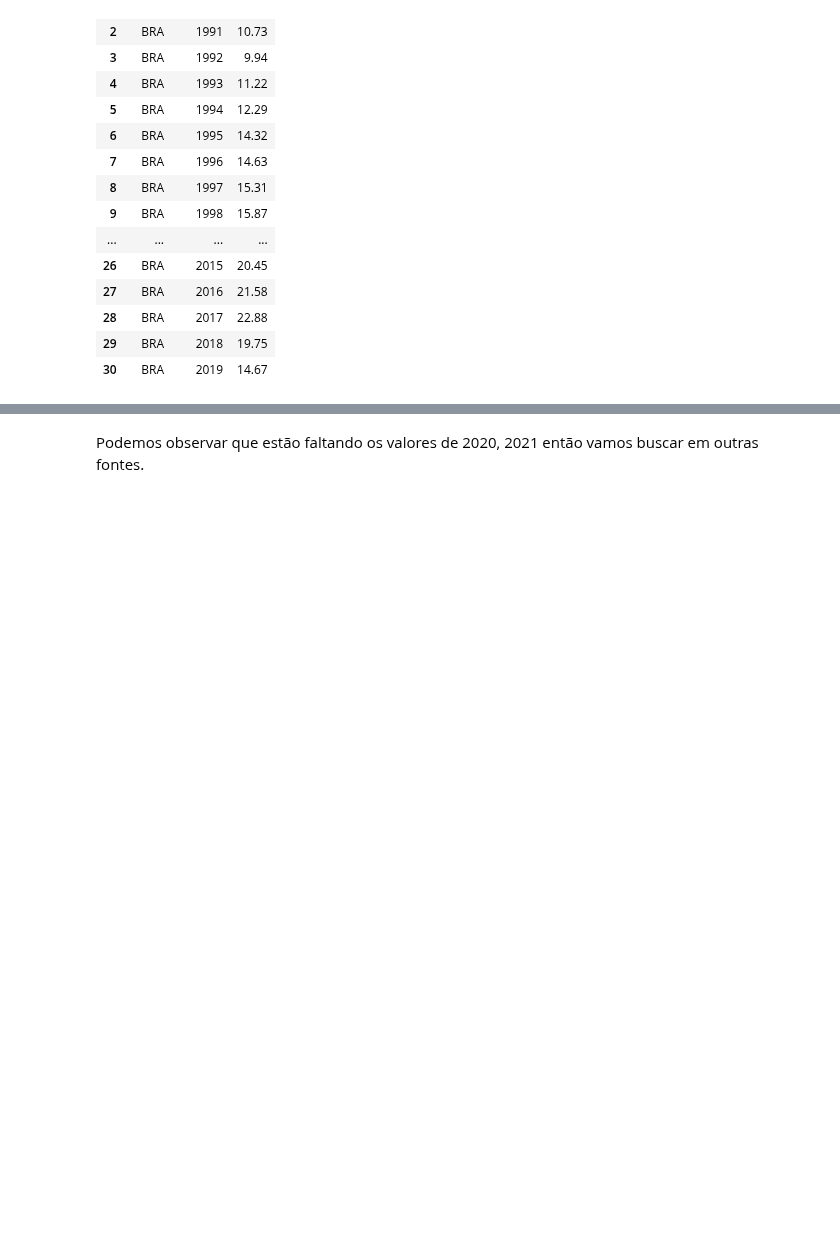
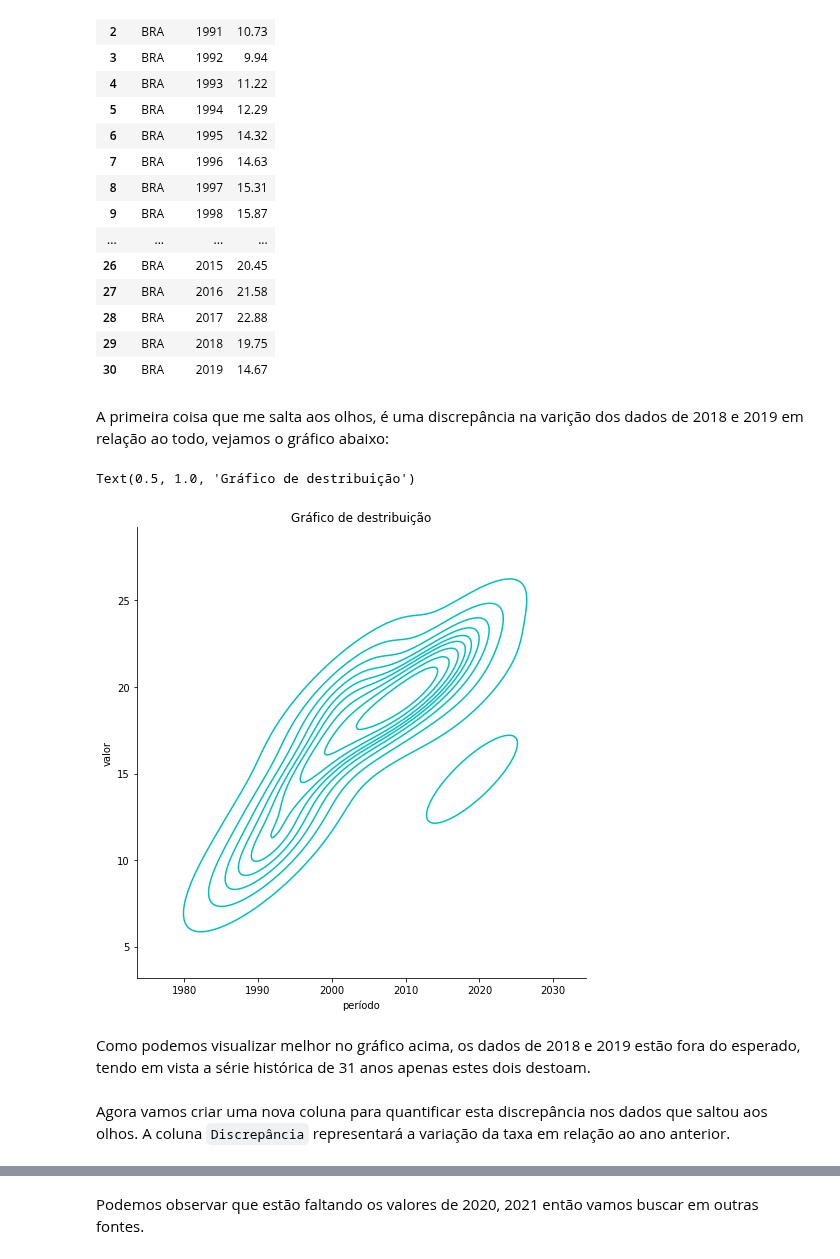
Before and after one commit to kauebr/Portifolio-Desarmamento-Brasil, a Jupyter notebook: Desarmamento Brasil.ipynb, the cells around one changed output, grey strips where cells are left out. Cells and saved outputs as stored; diff of their text form; code cells hidden in the pictures; blank space fills up the shorter version.

```diff
--- a/Desarmamento Brasil.ipynb
+++ b/Desarmamento Brasil.ipynb
@@ -107,3 +107,19 @@ display(df_tx_obitos_BR)
 | 28 | BRA | 2017 | 22.88 |
 | 29 | BRA | 2018 | 19.75 |
 | 30 | BRA | 2019 | 14.67 |
+# %% [markdown]
+A primeira coisa que me salta aos olhos, é uma discrepância na varição dos dados de 2018 e 2019 em relação ao todo, vejamos o gráfico abaixo:
+# %%
+
+x = df_tx_obitos_BR['período']
+y = df_tx_obitos_BR['valor']
+sns.displot(y=y, x=x, kind="kde", color='c', weights=7, height=7)
+plt.title('Gráfico de destribuição')
+# %% [output]
+Text(0.5, 1.0, 'Gráfico de destribuição')
+[figure, added]
+# %% [markdown]
+Como podemos visualizar melhor no gráfico acima, os dados de 2018 e 2019 estão fora do esperado, tendo em vista a série histórica de 31 anos apenas estes dois destoam.
+# %% [markdown]
+Agora vamos criar uma nova coluna para quantificar esta discrepância nos dados que saltou aos olhos.
+A coluna `Discrepância` representará a variação da taxa em relação ao ano anterior.
```
Also changed, not shown: parts of 9 cells of this notebook.
